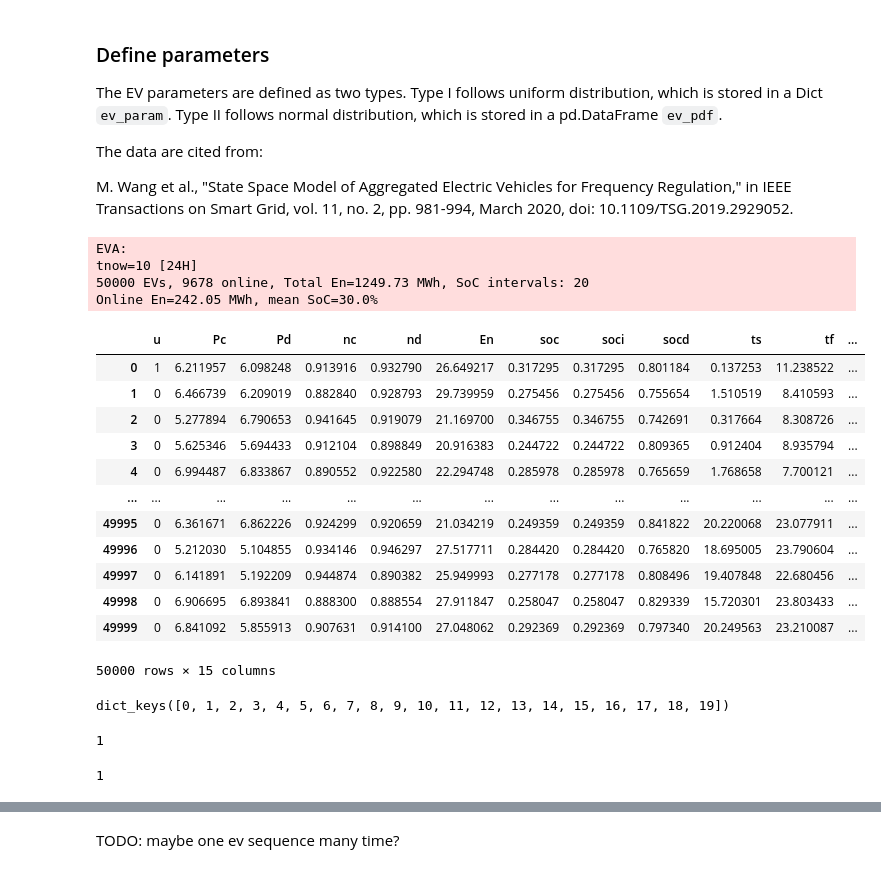
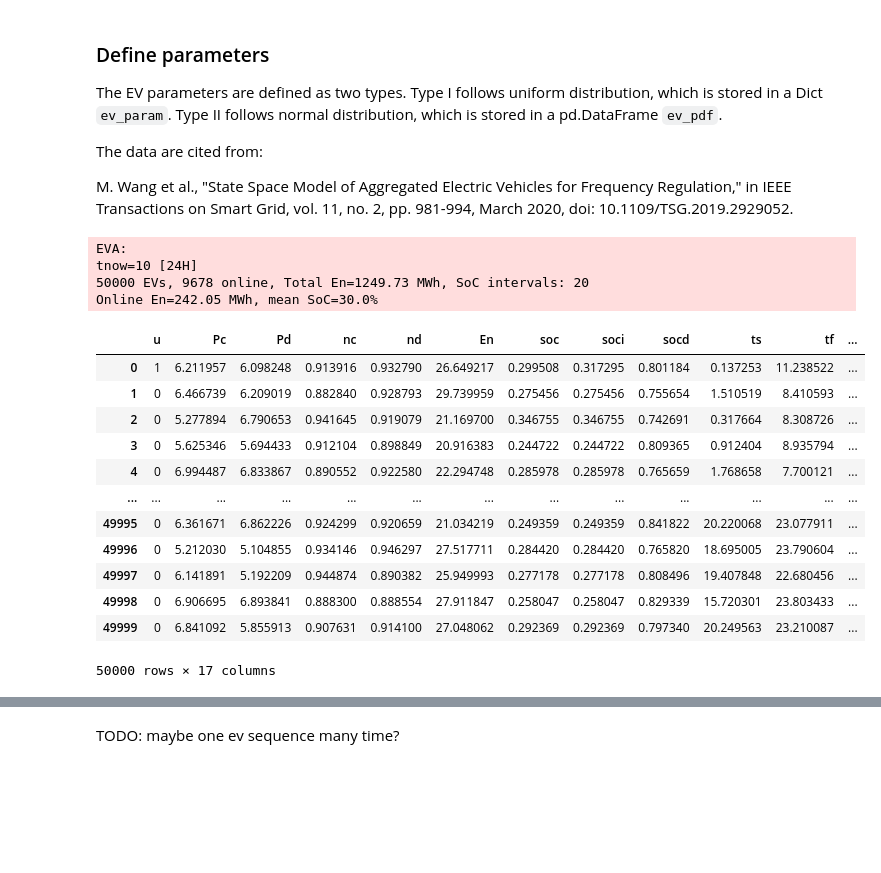
Before and after one commit to shebuxin/andes, a Jupyter notebook: jwang/notes2/ev_ssm.ipynb, the cells around one changed output, grey strips where cells are left out. Saved outputs shown, nothing was run; the diff lists cells and outputs as text; code cells hidden in the pictures; blank space fills up the shorter version.

```diff
--- a/jwang/notes2/ev_ssm.ipynb
+++ b/jwang/notes2/ev_ssm.ipynb
@@ -41,6 +41,14 @@ def find_x(x, soc_intv):
         if x >= soc_intv[idx][0] and x <= soc_intv[idx][1]:
             return idx
 
+def update_xs(inl):
+    inl = list(inl).copy()
+    dc = inl[1].copy()
+    if inl[2]*inl[3] == 1:
+        dc[len(dc)-1].append(inl[0])
+    else:
+        dc[len(dc)] = [inl[0]]
+    return True
 
 class ev_ssm():
     """
@@ -167,10 +175,12 @@ class ev_ssm():
 
         self.states = list(itertools.product([-1, 0, 1], self.soc_intv.keys()))
         # --- update soc interval and online status ---
+        self.g_u()
+        self.g_ctrl()
         self.find_socx()
-        self.g_u()
         self.g_x()
-        self.g_ctrl()
+        # initialize x series
+        self.ev['xs'] = self.ev['x'].apply(lambda x: {0: [x]})
         self.ne = self.ev.u.sum()
 
     def __init__(self, tnow=0, N=20000, seed=2021, name="EVA"):
@@ -185,6 +195,7 @@ class ev_ssm():
         # --- 1. init ---
         self.name = name
         self.tnow = tnow  # time now
+        self.ts = [self.tnow]
         self.N = N
         self.seed = seed
         # --- 1a. uniform distribution parameters range ---
@@ -204,7 +215,6 @@ class ev_ssm():
                                       'finish charging time 1', 'finish charging time 2']}
 
         self.build()
-        self.g_x()
         self.report()
 
         # --- SSM ---
@@ -239,6 +249,7 @@ class ev_ssm():
         tnow: int
             current time (hour with decimals).
         """
+        self.ts.append(tnow)
         self.tnow = tnow
         self.g_u(tnow=tnow)  # update online status
         self.g_ctrl()  # update control signal
@@ -253,21 +264,12 @@ class ev_ssm():
         self.ev['soc'] = self.ev['soc'].apply(lambda x: x if x > self.socl else self.socu)
 
         # update x
+        self.find_socx()
         self.g_x()
+        self.g_xs()
 
         # update tnow
         self.tnow = self.tnow + t/3600
-
-        # TODO: update x series
-
-        # regenerate control signal
-        # len_is = self.ev['ctrl'][self.ev['soc'] >= self.socu].shape[0]
-        # if fully charged, randome discharge
-        # self.ev['ctrl'][self.ev['soc'] >= self.socu] = random.choices([-1, 0], k=len_is, weights=[0.1, 0.9])
-        # self.ev['ctrl'][]
-
-        self.find_socx()
-        self.g_x()
 
     def g_u(self, tnow=10):
         """
@@ -315,54 +317,46 @@ class ev_ssm():
         self.g_u()
         self.find_socx()
         self.g_x()
+        self.ev['xs'] = self.ev['x'].apply(lambda x: {0: [x]})
+        self.ts = [tnow]
         logger.warning(f"{self.name}: Successfully reset to time={self.tnow}")
 
     def g_x(self):
         """
         Update SSM x.
         """
         # self.ev2 = self.ev2[self.ev2.u==1]
         self.x = {}
         for s in self.states:
             n = self.ev[(self.ev.ctrl == s[0]) & (self.ev.socx == s[1])].shape[0]
             self.x[str(s[1])+'S'+str(s[0])] = n / self.N
         self.ev['x'] = self.ev['socx'].astype(str) + 'S' + self.ev['ctrl'].astype(str)
         # change str to number
         self.ev['x'] = self.ev.x.replace(self.x.keys(), range(60))
 
-    def gs_x(self):
+    def g_xs(self):
         """
-        Update SSM x single.
+        Update SSM x series.
         """
-        states = list(itertools.product([-1, 0, 1], sse.soc_intv.keys()))
-        xs_dict = []
-        for i in range(self.ev.shape[0]):
-            xs = {}
-            for s in states:
-                if (self.ev.ctrl.iloc[i] == s[0]) & (self.ev.socx.iloc[i] == s[1]):
-                    xs[str(s[1])+'S'+str(s[0])] = 1
-                else:
-                    xs[str(s[1])+'S'+str(s[0])] = 0
-            xs_dict.append(xs)
-        self.ev['xs'] = xs_dict
-        return xs_dict
+        self.ev[['x', 'xs', 'u', 'u0']].apply(lambda x: update_xs(x), axis=1)
 
 
 # initialize
 sse = ev_ssm(N=50000, tnow=10)
 
 # sse.act(t=300, tnow=10+1/12)
 
 # sse.ev[sse.ev.u != sse.ev.u0]
 
+sse.act(t=300, tnow=10+1/12)
 sse.ev
 # %% [output]
 EVA:
 tnow=10 [24H]
 50000 EVs, 9678 online, Total En=1249.73 MWh, SoC intervals: 20
 Online En=242.05 MWh, mean SoC=30.0%
 |  | u | Pc | Pd | nc | nd | En | soc | soci | socd | ts | tf | ... |
-| 0 | 1 | 6.211957 | 6.098248 | 0.913916 | 0.932790 | 26.649217 | 0.317295 | 0.317295 | 0.801184 | 0.137253 | 11.238522 | ... |
+| 0 | 1 | 6.211957 | 6.098248 | 0.913916 | 0.932790 | 26.649217 | 0.299508 | 0.317295 | 0.801184 | 0.137253 | 11.238522 | ... |
 | 1 | 0 | 6.466739 | 6.209019 | 0.882840 | 0.928793 | 29.739959 | 0.275456 | 0.275456 | 0.755654 | 1.510519 | 8.410593 | ... |
 | 2 | 0 | 5.277894 | 6.790653 | 0.941645 | 0.919079 | 21.169700 | 0.346755 | 0.346755 | 0.742691 | 0.317664 | 8.308726 | ... |
 | 3 | 0 | 5.625346 | 5.694433 | 0.912104 | 0.898849 | 20.916383 | 0.244722 | 0.244722 | 0.809365 | 0.912404 | 8.935794 | ... |
@@ -373,19 +367,4 @@ Online En=242.05 MWh, mean SoC=30.0%
 | 49997 | 0 | 6.141891 | 5.192209 | 0.944874 | 0.890382 | 25.949993 | 0.277178 | 0.277178 | 0.808496 | 19.407848 | 22.680456 | ... |
 | 49998 | 0 | 6.906695 | 6.893841 | 0.888300 | 0.888554 | 27.911847 | 0.258047 | 0.258047 | 0.829339 | 15.720301 | 23.803433 | ... |
 | 49999 | 0 | 6.841092 | 5.855913 | 0.907631 | 0.914100 | 27.048062 | 0.292369 | 0.292369 | 0.797340 | 20.249563 | 23.210087 | ... |
-50000 rows × 15 columns
+50000 rows × 17 columns
-# %%
-sse.soc_intv.keys()
-# %% [output]
-dict_keys([0, 1, 2, 3, 4, 5, 6, 7, 8, 9, 10, 11, 12, 13, 14, 15, 16, 17, 18, 19])
-# %%
-sse.socu
-# %% [output]
-1
-# %%
-a = 1
-b = a
-a = 2
-b
-# %% [output]
-1
```
Also changed, not shown: parts of 17 cells of this notebook.
